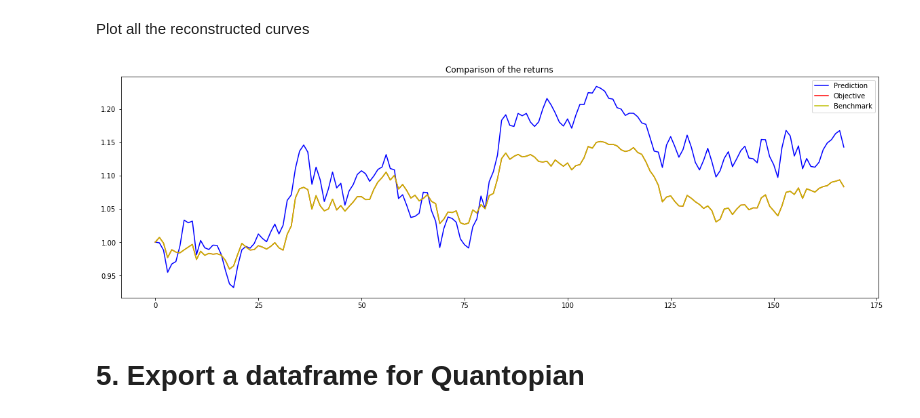
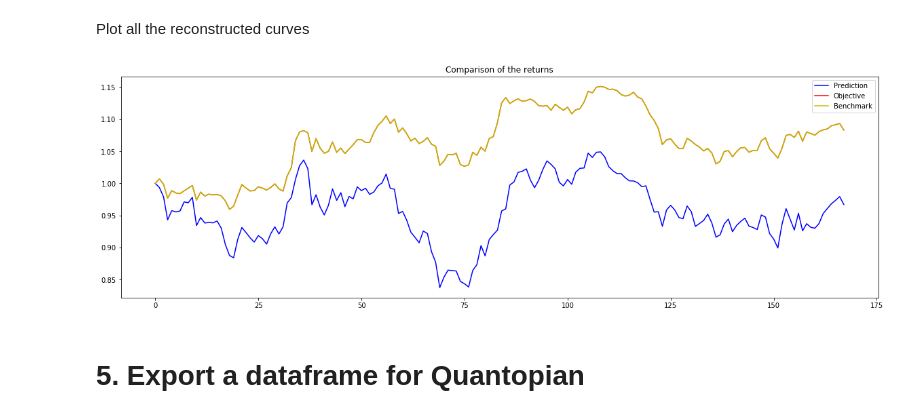
Before and after one commit to DLColumbia/DeepLearning_for_finance, a Jupyter notebook: DL_IBB_04_09.ipynb, the cells around one changed output. Saved outputs shown, nothing was run; the diff lists cells and outputs as text; code cells hidden in the pictures.

```diff
--- a/DL_IBB_04_09.ipynb
+++ b/DL_IBB_04_09.ipynb
@@ -51,7 +51,7 @@ def get_data(path, daterule):
             with open(file_, 'r') as csvfile:
                 import_df = pd.read_csv(csvfile, index_col=None, header=0)
                 adj_close_arr = import_df['Adj Close'].values
-                ticker = file_.split('_')[4]
+                ticker = file_.split('_')[3]
 
                 if len(adj_close_arr) != daterule or np.isnan(adj_close_arr).any() or ticker == 'IBB':
                     # If we don't have the specified number of obs, or some nan: ignore
@@ -68,7 +68,7 @@ def get_data(path, daterule):
             with open(file_, 'r', encoding ='mac_roman') as csvfile:
                 import_df = pd.read_csv(csvfile, index_col=None, header=0)
                 adj_close_arr = import_df['Adj Close'].values
-                ticker = file_.split('_')[4]
+                ticker = file_.split('_')[3]
 
                 if len(adj_close_arr) != daterule or np.isnan(adj_close_arr).any() or ticker == 'IBB':
                     # If we don't have the specified number of obs, or some nan: ignore
@@ -396,7 +394,7 @@ with tf.Graph().as_default():
         for i in range(1, num_steps + 1):
 
             # Number of loops = total tickers / batch_size
-            total_batch = int(len(import_tickers) / batch_size)
+            total_batch = int(len(list_tickers) / batch_size)
 
             for j in range(total_batch):
                 mini_batch_x = next_batch_ae(batch_size, X_ae)
@@ -414,7 +412,7 @@ with tf.Graph().as_default():
                 print('Step %i: Minibatch Loss: %f' % (i, loss_batch))
                 curr_time = time()
                 elapsed_time = curr_time - start_time
-                print('Estimated remaining time = ', elapsed_time / i * (num_steps - i - 1),'s\n')
+                print('Estimated remaining time = ', elapsed_time / i * (num_steps - i),'s\n')
 
         # Now get the loss vector of all the tickers, one by one, in the same order than tickers_import: l.
         # Also get the predictions for plotting purposes: p.
@@ -562,7 +560,7 @@ def modify_benchmark(benchmark, threshold, shift):
     '''
     We only import the Adj Close column from the benchmark, so the benchmark is a Series
     '''
-    rate = logRateOfReturnWeekly(benchmark,shift)
+    rate = logRateOfReturn(benchmark,shift)
     for i in range(len(rate)):
         if rate[i] <= - threshold:
             rate[i] = threshold
@@ -572,9 +570,9 @@ For visualization purposes, we want to recompose the evolution of $1 invested, b
 # %%
-def reconstruct(rates):
+def reconstruct(rates, X):
     '''
     rates is an array type variable
     '''
-    prices = [1]
+    prices = [X]
     for i in range(len(rates)):
         prices.append( np.exp(rates[i]) * prices[i])
     return prices
@@ -788,17 +785,17 @@ plt.show()
 # %% [markdown]
 Plot all the reconstructed curves
 # %%
-portfolio_returns = reconstruct(ptfolio_lrets)
-calib_returns = reconstruct(Y_c_test)
-real_returns = reconstruct(real_benchmark_lrets_test)
+portfolio_returns = reconstruct(ptfolio_lrets,1)
+calib_returns = reconstruct(Y_c_test,1)
+real_returns = reconstruct(real_benchmark_lrets_test,1)
 plt.plot(portfolio_returns,'b', label = "Prediction")
 plt.plot(calib_returns,'r', label = "Objective")
 plt.plot(real_returns,'y', label = "Benchmark")
 plt.title('Comparison of the returns')
 plt.legend()
 plt.show()
 # %% [output]
-[figure, old version]
+[figure, new version]
 # %% [markdown]
 # 5. Export a dataframe for Quantopian
 # %% [markdown]
```
Also changed, not shown: parts of 12 cells of this notebook.
